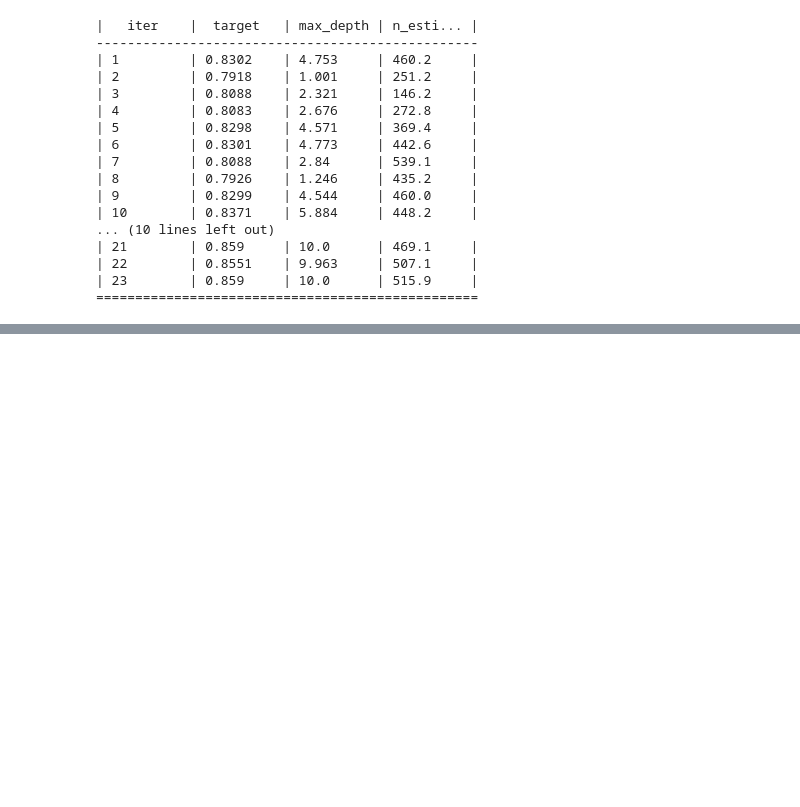
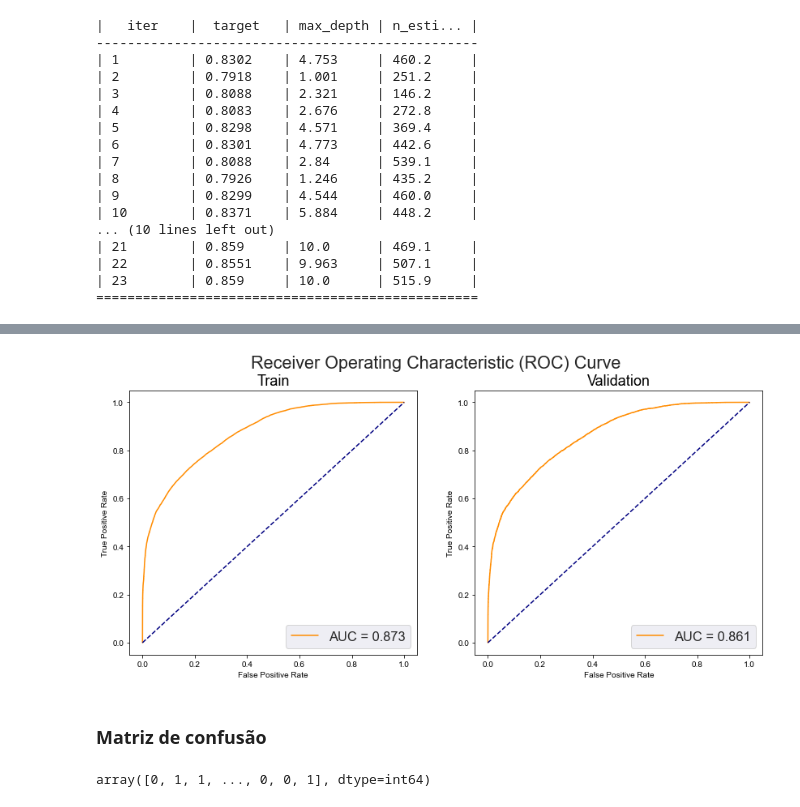
Before and after one commit to joaovbdss69/Prediction-csgo, a Jupyter notebook: notebooks/RandomForest.ipynb, the cells around one changed output, grey strips where cells are left out. Saved outputs shown, nothing was run; the diff lists cells and outputs as text; code cells hidden in the pictures; blank space fills up the shorter version.

Commit message:
Random Forest notebook

```diff
--- a/notebooks/RandomForest.ipynb
+++ b/notebooks/RandomForest.ipynb
@@ -37,3 +37,5 @@ print('X_test shape: ', X_test.shape)
 # %% [output]
 X_train shape:  (97928, 24)
 X_test shape:  (24482, 24)
+# %%
+df_train,df_test = train_test_split(df, test_size=0.2, random_state=42)
@@ -81,0 +97,2 @@ parametros = otimizacao.max['params']
+# %%
+clf_randomForest.fit(X_train, y_train)
@@ -81,0 +105,35 @@ parametros = otimizacao.max['params']
+# %%
+def evaluate_model(df_train,df_test,target,model,train_features):
+
+    df_train['Probability'] = model.predict_proba(df_train[train_features])[:,1]
+    df_test['Probability'] = model.predict_proba(df_test[train_features])[:,1]
+
+    fig, axes = plt.subplots(nrows=1, ncols=2, figsize = (14, 6))
+    # Plot AUC Curve
+
+    fpr_train, tpr_train, threshold_train = roc_curve(df_train[target], df_train['Probability'])
+    roc_auc_train = auc(fpr_train, tpr_train)
+
+    fpr_test, tpr_test, threshold_test = roc_curve(df_test[target], df_test['Probability'])
+    roc_auc_test = auc(fpr_test, tpr_test)
+    sns.set(font_scale=1.5)
+    title = 'Receiver Operating Characteristic (ROC) Curve'
+    ax = axes[0]
+    ax.plot(fpr_train , tpr_train , color='darkorange', label = 'AUC = {}'.format(round(roc_auc_train,3)))
+    ax.plot([0, 1], [0, 1], color='navy', linestyle='--')
+    ax.legend(loc="lower right")
+    ax.set(xlabel='False Positive Rate', ylabel='True Positive Rate')
+    ax.set_title('Train')
+
+    ax = axes[1]
+    ax.plot(fpr_test , tpr_test , color='darkorange', label = 'AUC = {}'.format(round(roc_auc_test,3)))
+    ax.plot([0, 1], [0, 1], color='navy', linestyle='--')
+    ax.legend(loc="lower right")
+    ax.set(xlabel='False Positive Rate', ylabel='True Positive Rate')
+    ax.set_title('Validation')
+
+
+    fig.suptitle(title)
+# %%
+features = df.drop(['tr_win'], axis=1).columns
+features
@@ -81,0 +149,10 @@ parametros = otimizacao.max['params']
+# %%
+evaluate_model(df_train = df_train
+               ,df_test = df_test
+               ,target  =  'tr_win'
+               ,model   = clf_randomForest
+               ,train_features =  features)
+# %% [output]
+[figure, added]
+# %% [markdown]
+### Matriz de confusão
@@ -81,0 +212,4 @@ parametros = otimizacao.max['params']
+# %%
+y_pred_dt
+# %% [output]
+array([0, 1, 1, ..., 0, 0, 1], dtype=int64)
```
Also changed, not shown: parts of 12 cells of this notebook.
